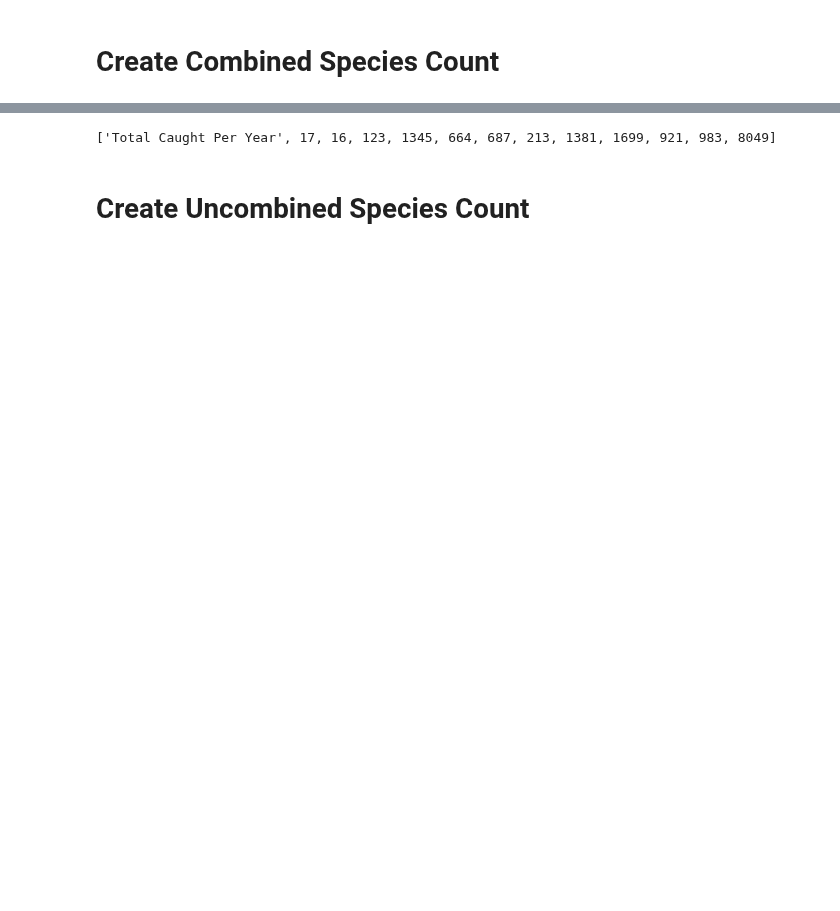
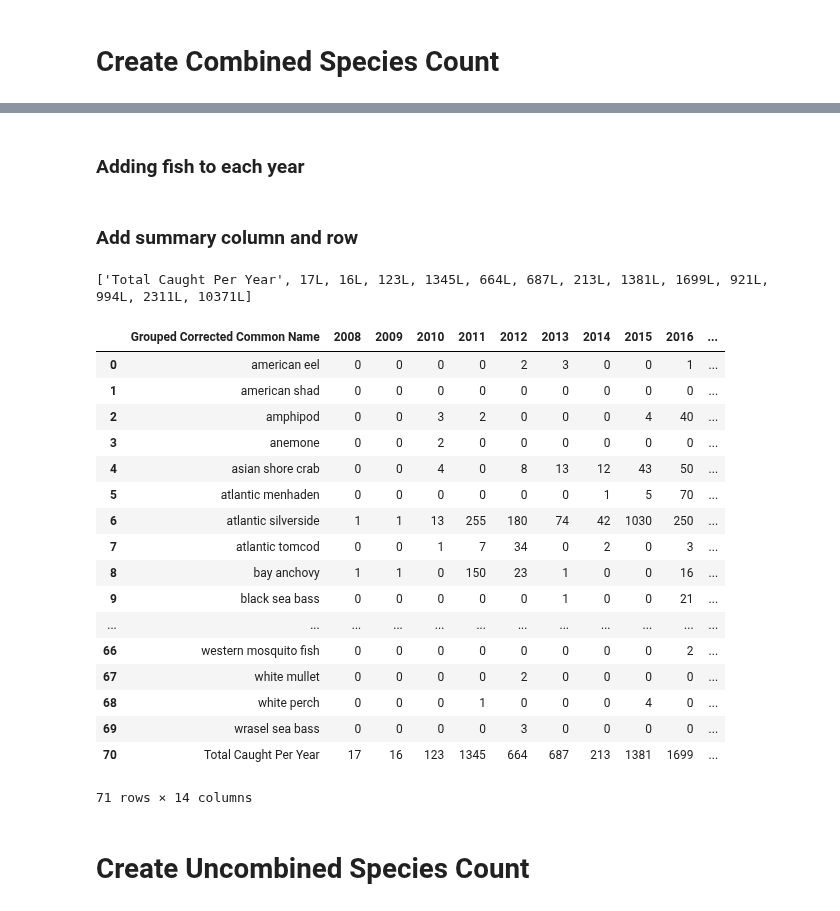
Before and after one commit to Shadhopson/Seining_Analysis, a Jupyter notebook: Create_Combined_Species_Count_By_Year_CSV.ipynb, the cells around one changed output, grey strips where cells are left out. Saved outputs shown, nothing was run; the diff lists cells and outputs as text; code cells hidden in the pictures; blank space fills up the shorter version.

Commit message:
Making summary tables

```diff
--- a/Create_Combined_Species_Count_By_Year_CSV.ipynb
+++ b/Create_Combined_Species_Count_By_Year_CSV.ipynb
@@ -124,11 +124,15 @@ fish_check_list = pd.DataFrame(data = sorted(list(fish_names)), columns = ['Grou
 # %%
-years = range(2008,2019)
+years = range(2008,2020)
+# %% [markdown]
+### Adding fish to each year
 # %%
 for year in years:
     fish_check_list[year] =  year_fish_count[year]
+# %% [markdown]
+### Add summary column and row
 # %%
 fish_check_list
-fish_check_list['Total Caught'] = fish_check_list[[2008, 2009, 2010, 2011,2012,2013,2014,2015,2016,2017, 2018]].sum(axis=1)
+fish_check_list['Total Caught'] = fish_check_list[[2008, 2009, 2010, 2011,2012,2013,2014,2015,2016,2017, 2018,2019]].sum(axis=1)
 # %%
 total_by_year_list = ['Total Caught Per Year']
 
@@ -139,7 +143,28 @@ total_by_year_list.append(sum(list(fish_check_list['Total Caught'])))
 print total_by_year_list
 fish_check_list.loc[fish_check_list.shape[0]] = total_by_year_list
 # %% [output]
-['Total Caught Per Year', 17, 16, 123, 1345, 664, 687, 213, 1381, 1699, 921, 983, 8049]
+['Total Caught Per Year', 17L, 16L, 123L, 1345L, 664L, 687L, 213L, 1381L, 1699L, 921L, 994L, 2311L, 10371L]
+# %%
+fish_check_list
+# %% [output]
+|  | Grouped Corrected Common Name | 2008 | 2009 | 2010 | 2011 | 2012 | 2013 | 2014 | 2015 | 2016 | ... |
+| 0 | american eel | 0 | 0 | 0 | 0 | 2 | 3 | 0 | 0 | 1 | ... |
+| 1 | american shad | 0 | 0 | 0 | 0 | 0 | 0 | 0 | 0 | 0 | ... |
+| 2 | amphipod | 0 | 0 | 3 | 2 | 0 | 0 | 0 | 4 | 40 | ... |
+| 3 | anemone | 0 | 0 | 2 | 0 | 0 | 0 | 0 | 0 | 0 | ... |
+| 4 | asian shore crab | 0 | 0 | 4 | 0 | 8 | 13 | 12 | 43 | 50 | ... |
+| 5 | atlantic menhaden | 0 | 0 | 0 | 0 | 0 | 0 | 1 | 5 | 70 | ... |
+| 6 | atlantic silverside | 1 | 1 | 13 | 255 | 180 | 74 | 42 | 1030 | 250 | ... |
+| 7 | atlantic tomcod | 0 | 0 | 1 | 7 | 34 | 0 | 2 | 0 | 3 | ... |
+| 8 | bay anchovy | 1 | 1 | 0 | 150 | 23 | 1 | 0 | 0 | 16 | ... |
+| 9 | black sea bass | 0 | 0 | 0 | 0 | 0 | 1 | 0 | 0 | 21 | ... |
+| ... | ... | ... | ... | ... | ... | ... | ... | ... | ... | ... | ... |
+| 66 | western mosquito fish | 0 | 0 | 0 | 0 | 0 | 0 | 0 | 0 | 2 | ... |
+| 67 | white mullet | 0 | 0 | 0 | 0 | 2 | 0 | 0 | 0 | 0 | ... |
+| 68 | white perch | 0 | 0 | 0 | 1 | 0 | 0 | 0 | 4 | 0 | ... |
+| 69 | wrasel sea bass | 0 | 0 | 0 | 0 | 3 | 0 | 0 | 0 | 0 | ... |
+| 70 | Total Caught Per Year | 17 | 16 | 123 | 1345 | 664 | 687 | 213 | 1381 | 1699 | ... |
+71 rows × 14 columns
 # %%
 #fish_check_list[['Grouped Corrected Common Name', 'Total Caught']].sort_values('Total Caught', ascending = False)
 # %%
```
Also changed, not shown: parts of 15 cells of this notebook, 4 other files.
